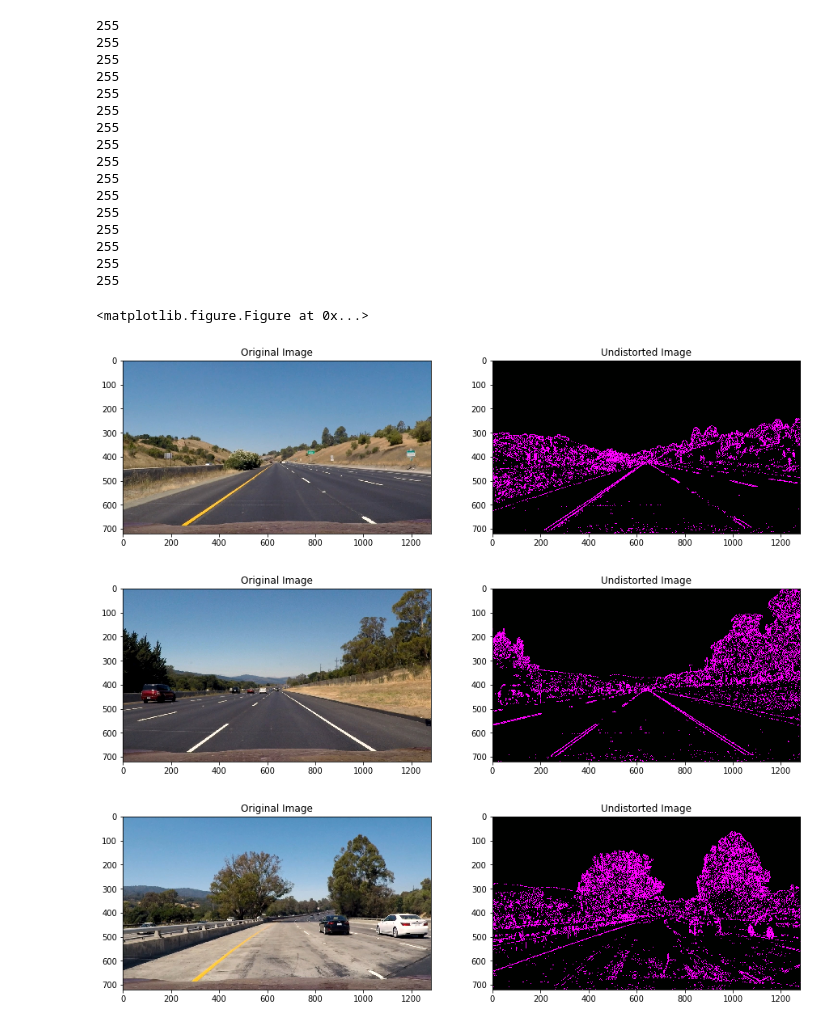
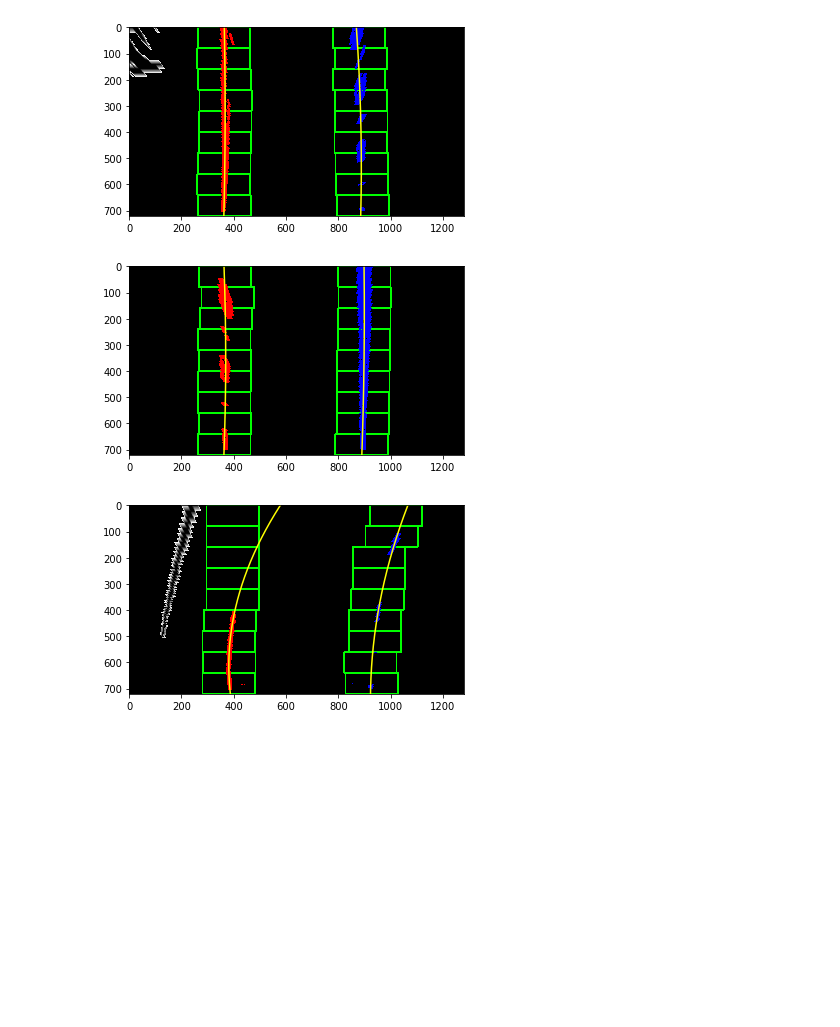
Before and after one commit to AkshathaHolla91/CarND-Advanced-Lane-Lines, a Jupyter notebook: advanced_lane_lines.ipynb, the cells around one changed output. Drawn from its saved outputs; the diff is of its cells as text; code cells hidden in the pictures; blank space fills up the shorter version.

Commit message:
Found lane lines using polyfit

```diff
--- a/advanced_lane_lines.ipynb
+++ b/advanced_lane_lines.ipynb
@@ -120,0 +127,11 @@ def dir_threshold(image, sobel_kernel=3, thresh=(0, np.pi/2)):
+# %%
+def perspectiveTransform(image):
+    #src = np.array([[[225, 700], [600,450], [680,450], [1075,700]]])
+    #dst= np.array([[[350,700], [350, 0], [900,0], [900,700]]])
+    src = np.float32([[230, 693], [591,450], [689,450], [1076,693]])
+    dst= np.float32([[350,700], [350, 0], [900,0], [900,700]])
+    M = cv2.getPerspectiveTransform(src, dst)
+    img_size = (image.shape[1], image.shape[0])
+    # Warp the image using OpenCV warpPerspective()
+    warped = cv2.warpPerspective(image, M, img_size)
+    return warped,M
@@ -121,48 +240,43 @@ def dir_threshold(image, sobel_kernel=3, thresh=(0, np.pi/2)):
 # %%
-fig=plt.figure(figsize=(8, 8))
-columns = 2
+bottom_left_vertex=(120,720)
+top_left_vertex=(500,430)
+top_right_vertex=(730,430)
+bottom_right_vertex=(1200,720)
+vertices=np.array([[bottom_left_vertex, top_left_vertex, top_right_vertex, bottom_right_vertex]])
 undistorted_output_path="./output_images/undistorted_test_images/"
+color_gradient_output_path="./output_images/color_gradient_images/"
+warped_binary_output_path="./output_images/warped_images/"
 test_images_path="./test_images/"
 file_names = listdir(test_images_path)
 rows = len(file_names)
 for name in file_names:
     test_image = cv2.imread(test_images_path+name)
     BGRtoRGB = cv2.cvtColor(test_image,cv2.COLOR_BGR2RGB)
     undistorted=undistortImage(BGRtoRGB, mtx, dist)
-    gradx = abs_sobel_thresh(undistorted, orient='x', sobel_kernel=3, thresh=(10, 255))
-    grady = abs_sobel_thresh(undistorted, orient='y', sobel_kernel=3, thresh=(0, 255))
-    mag_binary = mag_thresh(undistorted, sobel_kernel=3, mag_thresh=(0, 255))
-    dir_binary = dir_threshold(undistorted, sobel_kernel=3, thresh=(0, np.pi/2))
-    # combined = np.zeros_like(dir_binary)
+
+
+    gradx = abs_sobel_thresh(undistorted, orient='x', sobel_kernel=5, thresh=(10, 190))
+    grady = abs_sobel_thresh(undistorted, orient='y', sobel_kernel=3, thresh=(20, 180))
+    mag_binary = mag_thresh(undistorted, sobel_kernel=3, mag_thresh=(100, 180))
+    dir_binary = dir_threshold(undistorted, sobel_kernel=5, thresh=(0.7, 1.2))
+    hls_binary=hls_select(undistorted, thresh=(200,255))
+
+    combined = np.zeros_like(mag_binary)
     # combined[((gradx == 1) & (grady == 1)) | ((mag_binary == 1) & (dir_binary == 1))] = 1
-    #plotting undistorted images
-    f, (ax1, ax2) = plt.subplots(1, 2, figsize=(15,6))
-    ax1.imshow(BGRtoRGB)
-    ax1.set_title('Original Image', fontsize=12)
-    gradx=np.uint8(gradx*255)
-    # print(np.max(gradx))
-    ax2.imshow(np.dstack((gradx,mag_binary,gradx)))
-    ax2.set_title('Undistorted Image', fontsize=12)
+    combined[((mag_binary == 1) | (hls_binary == 1))] = 1
+    #gradx=np.uint8(gradx*255)
+    color_gradient_result=np.dstack(( combined, combined, combined))*255
+    masked_image=regionOfInterest(color_gradient_result, vertices)
+    #plotoriginal_vs_processed(undistorted, "Undistorted Image", color_gradient_result, "color and magnitude gradient",src,dst)
+    warped_binary, perspective_result = perspectiveTransform(masked_image)
+    #cv2.polylines(undistorted,vertices,True,(0,255,0),3)
+    #plotoriginal_vs_processed(undistorted, "Undistorted Image", warped_binary, "Perpective transform")
     #cv2.imwrite(undistorted_output_path+name,undistorted)
-    #mpimg.imsave(undistorted_output_path+name,undistorted)
+    #mpimg.imsave(warped_binary_output_path+"undistorted_"+name,warped_binary)
+    plt.show()
+    warped_single_channel = warped_binary[:,:,0]
+    findLines(warped_single_channel)
 # %% [output]
-255
-255
-255
-255
-255
-255
-255
-255
-255
-255
-255
-255
-255
-255
-255
-255
-<matplotlib.figure.Figure at 0x...>
-[figure, old version]
+[figure, new version]
-[figure, old version]
+[figure, new version]
-[figure, old version]
+[figure, new version]
```
Also changed, not shown: parts of 6 cells of this notebook, 33 other files.
